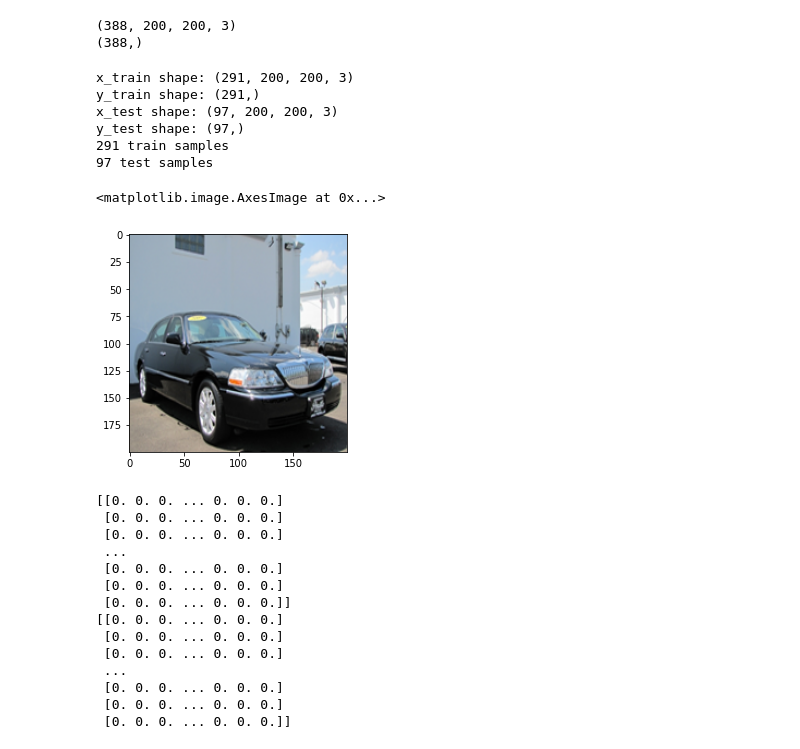
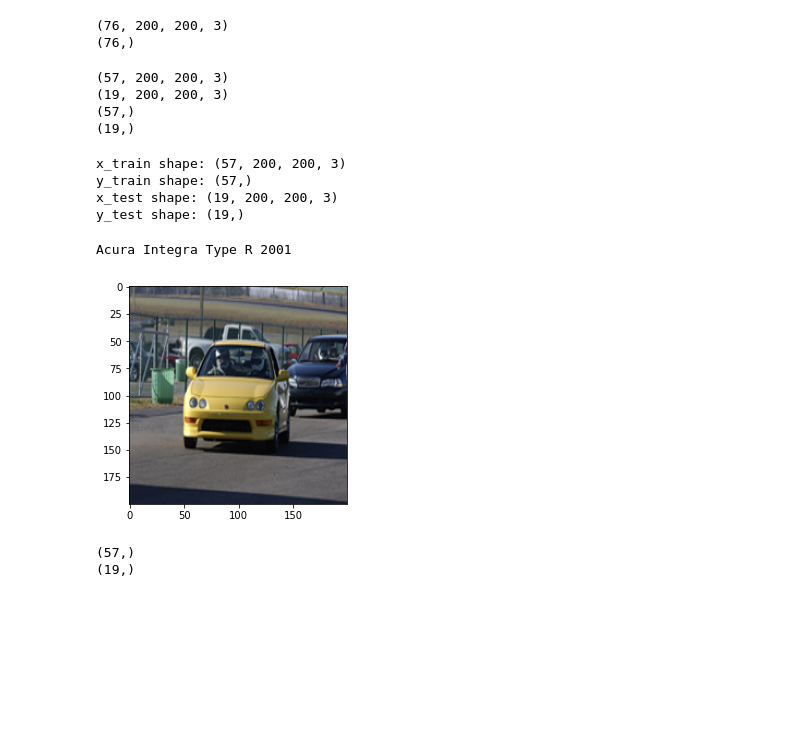
Before and after one commit to Justin-Singh125125/Fall-2021, a Jupyter notebook: CSC-180/Final Project/index.ipynb, the cells around one changed output. Cells and saved outputs as stored; diff of their text form; code cells hidden in the pictures; blank space fills up the shorter version.

```diff
--- a/CSC-180/Final Project/index.ipynb
+++ b/CSC-180/Final Project/index.ipynb
@@ -16,19 +17,18 @@ from tensorflow.keras.applications.vgg16 import VGG16
+# %%
+classes = np.array(['Acura Integra Type R 2001', 'Acura RL Sedan 2012'])
 # %%
 images = []
 image_classes = []
 
 for i in range(len(classes)):
-    imagePaths = glob.glob('./dataset/images/' + classes[i][0] + '/*.jpg')
-    count = 0
+    imagePaths = glob.glob('./dataset/test/' + classes[i] + '/*.jpg')
     for imgPath in imagePaths:
-            count += 1
-            if count < 3:
-                img = Image.open(imgPath).convert("RGB")
-                img = img.resize((200, 200))
-                img.load()
-                data = np.asarray(img, dtype="int32")
-                images.append(data)
-                image_classes.append(i)
+        img = Image.open(imgPath).convert("RGB")
+        img = img.resize((200, 200))
+        img.load()
+        data = np.asarray(img, dtype="int32")
+        images.append(data)
+        image_classes.append(i)
 
 
 images = np.array(images)
@@ -37,50 +37,44 @@ image_classes = np.array(image_classes)
 print(images.shape)
 print(image_classes.shape)
 # %% [output]
-(388, 200, 200, 3)
-(388,)
+(76, 200, 200, 3)
+(76,)
 # %%
 x_train, x_test, y_train, y_test = train_test_split(images, image_classes)
+# %%
+print(x_train.shape)
+print(x_test.shape)
+print(y_train.shape)
+print(y_test.shape)
+# %% [output]
+(57, 200, 200, 3)
+(19, 200, 200, 3)
+(57,)
+(19,)
 # %%
 print('x_train shape:', x_train.shape)
 print('y_train shape:', y_train.shape)
 
 print('x_test shape:', x_test.shape)
 print('y_test shape:', y_test.shape)
-
-
-print(x_train.shape[0], 'train samples')
-print(x_test.shape[0], 'test samples')
 # %% [output]
-x_train shape: (291, 200, 200, 3)
-y_train shape: (291,)
-x_test shape: (97, 200, 200, 3)
-y_test shape: (97,)
-291 train samples
-97 test samples
+x_train shape: (57, 200, 200, 3)
+y_train shape: (57,)
+x_test shape: (19, 200, 200, 3)
+y_test shape: (19,)
 # %%
-plt.imshow(x_train[15])
+plt.imshow(x_train[0])
+print(classes[y_train[0]])
 # %% [output]
-<matplotlib.image.AxesImage at 0x...>
+Acura Integra Type R 2001
-[figure, old version]
+[figure, new version]
+# %%
+# previous shape
+print(y_train.shape)
+print(y_test.shape)
+# %% [output]
+(57,)
+(19,)
 # %%
 y_train = tf.keras.utils.to_categorical(y_train, len(classes))
 y_test = tf.keras.utils.to_categorical(y_test, len(classes))
-# %%
-print(y_train)
-print(y_test)
-# %% [output]
-[[0. 0. 0. ... 0. 0. 0.]
- [0. 0. 0. ... 0. 0. 0.]
- [0. 0. 0. ... 0. 0. 0.]
- ...
- [0. 0. 0. ... 0. 0. 0.]
- [0. 0. 0. ... 0. 0. 0.]
- [0. 0. 0. ... 0. 0. 0.]]
-[[0. 0. 0. ... 0. 0. 0.]
- [0. 0. 0. ... 0. 0. 0.]
- [0. 0. 0. ... 0. 0. 0.]
- ...
- [0. 0. 0. ... 0. 0. 0.]
- [0. 0. 0. ... 0. 0. 0.]
- [0. 0. 0. ... 0. 0. 0.]]
```
Also changed, not shown: parts of 8 cells of this notebook, 3 other files.
